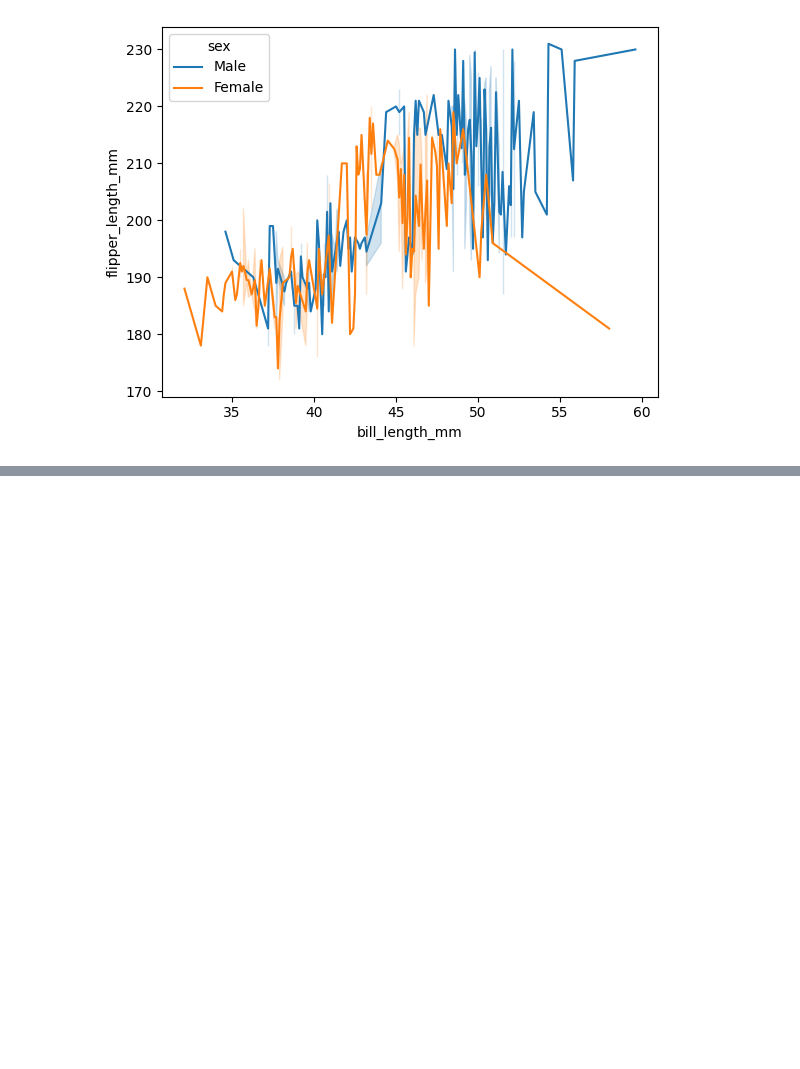
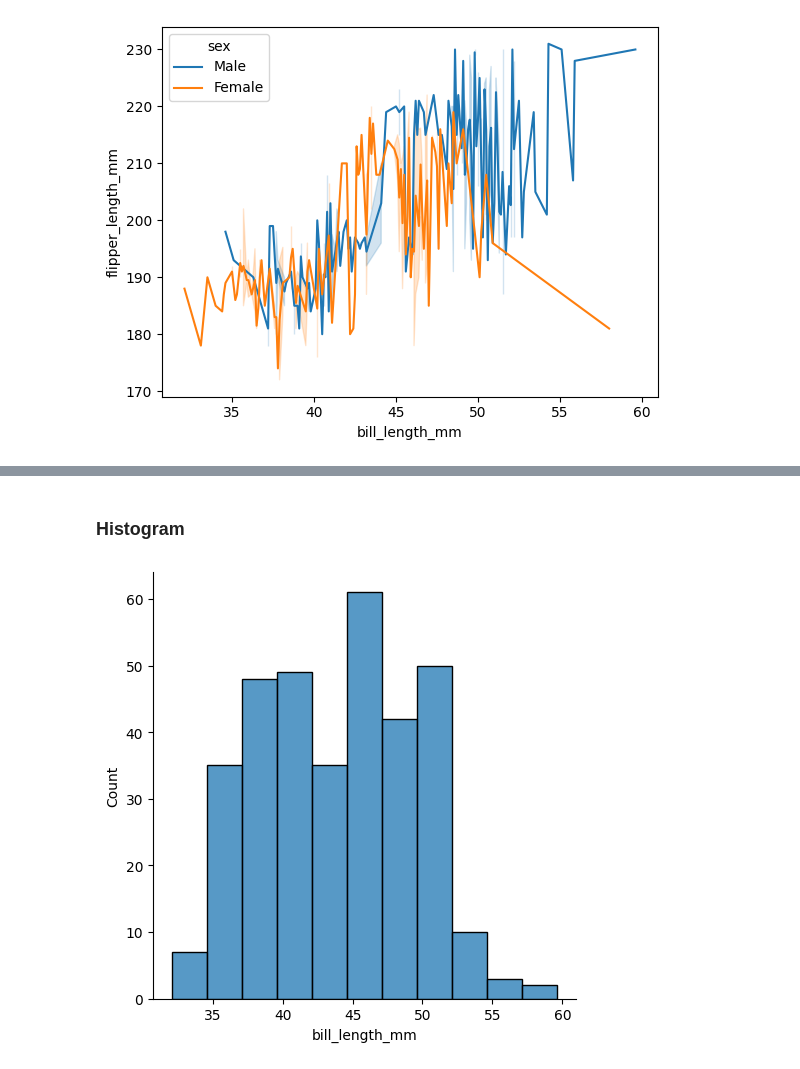
Before and after one commit to faarhaanfaarooq/Data-Analysis-Journey, a Jupyter notebook: seaborn.ipynb, the cells around one changed output, grey strips where cells are left out. Saved outputs shown, nothing was run; the diff lists cells and outputs as text; code cells hidden in the pictures; blank space fills up the shorter version.

```diff
--- a/seaborn.ipynb
+++ b/seaborn.ipynb
@@ -68,0 +104,7 @@ plt.show()
+# %% [markdown]
+### Histogram
+# %%
+sns.displot(dfOne["bill_length_mm"])
+plt.show()
+# %% [output]
+[figure, added]
```
Also changed, not shown: parts of 7 cells of this notebook.
